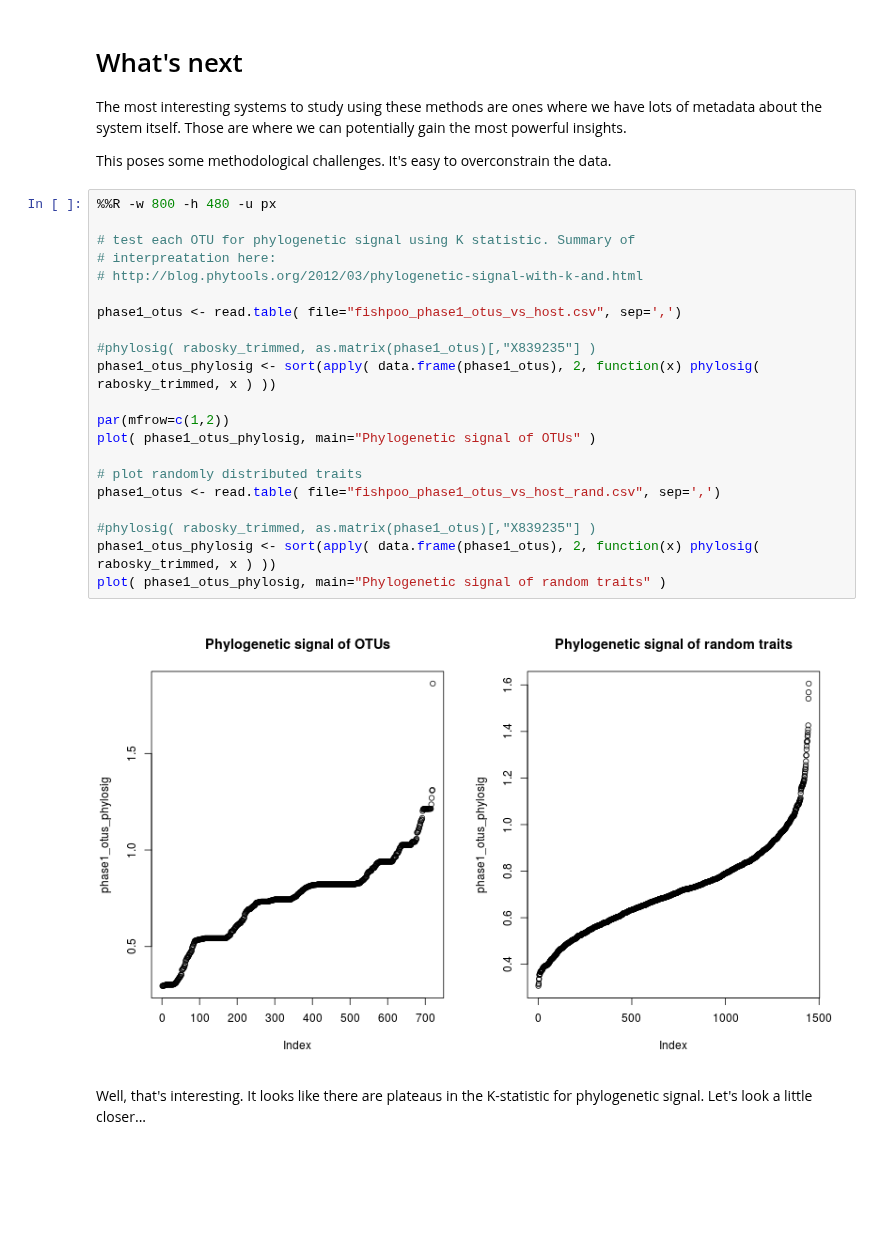
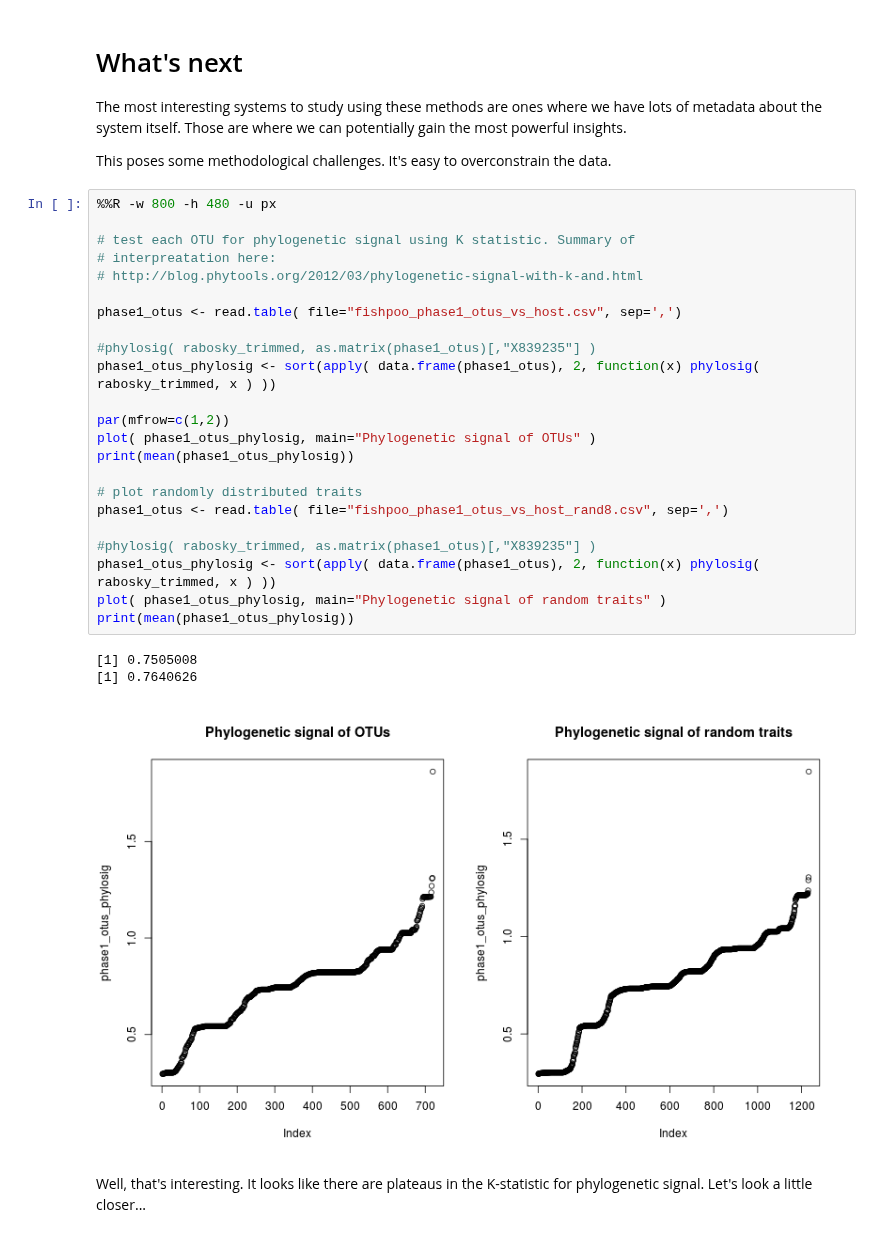
Before and after one commit to ryneches/fishpoo, a Jupyter notebook: fishpoo.ipynb, the cells around one changed output. Cells and saved outputs as stored; diff of their text form; blank space fills up the shorter version.

Commit message:
testing to see if we've got any actual phylosig...

```diff
--- a/fishpoo.ipynb
+++ b/fishpoo.ipynb
@@ -558,26 +565,30 @@ data.
 # %%
 %%R -w 800 -h 480 -u px
 
 # test each OTU for phylogenetic signal using K statistic. Summary of
 # interpreatation here:
 # http://blog.phytools.org/2012/03/phylogenetic-signal-with-k-and.html
 
 phase1_otus <- read.table( file="fishpoo_phase1_otus_vs_host.csv", sep=',')
 
 #phylosig( rabosky_trimmed, as.matrix(phase1_otus)[,"X839235"] )
 phase1_otus_phylosig <- sort(apply( data.frame(phase1_otus), 2, function(x) phylosig( rabosky_trimmed, x ) ))
 
 par(mfrow=c(1,2))
 plot( phase1_otus_phylosig, main="Phylogenetic signal of OTUs" )
+print(mean(phase1_otus_phylosig))
 
 # plot randomly distributed traits
-phase1_otus <- read.table( file="fishpoo_phase1_otus_vs_host_rand.csv", sep=',')
+phase1_otus <- read.table( file="fishpoo_phase1_otus_vs_host_rand8.csv", sep=',')
 
 #phylosig( rabosky_trimmed, as.matrix(phase1_otus)[,"X839235"] )
 phase1_otus_phylosig <- sort(apply( data.frame(phase1_otus), 2, function(x) phylosig( rabosky_trimmed, x ) ))
 plot( phase1_otus_phylosig, main="Phylogenetic signal of random traits" )
+print(mean(phase1_otus_phylosig))
 # %% [output]
+[1] 0.7505008
+[1] 0.7640626
-[figure, old version]
+[figure, new version]
 # %% [markdown]
 Well, that's interesting. It looks like there are plateaus in the K-statistic for
 phylogenetic signal. Let's look a little closer...
```
Also changed, not shown: parts of 4 cells of this notebook.
